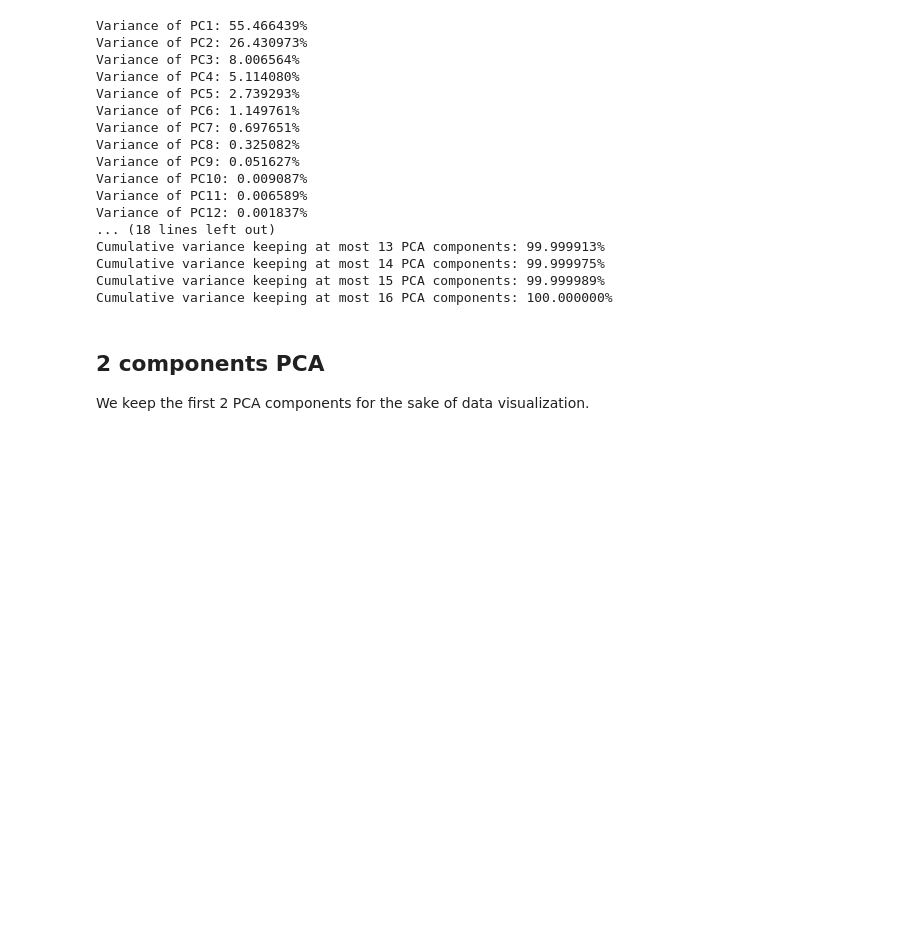
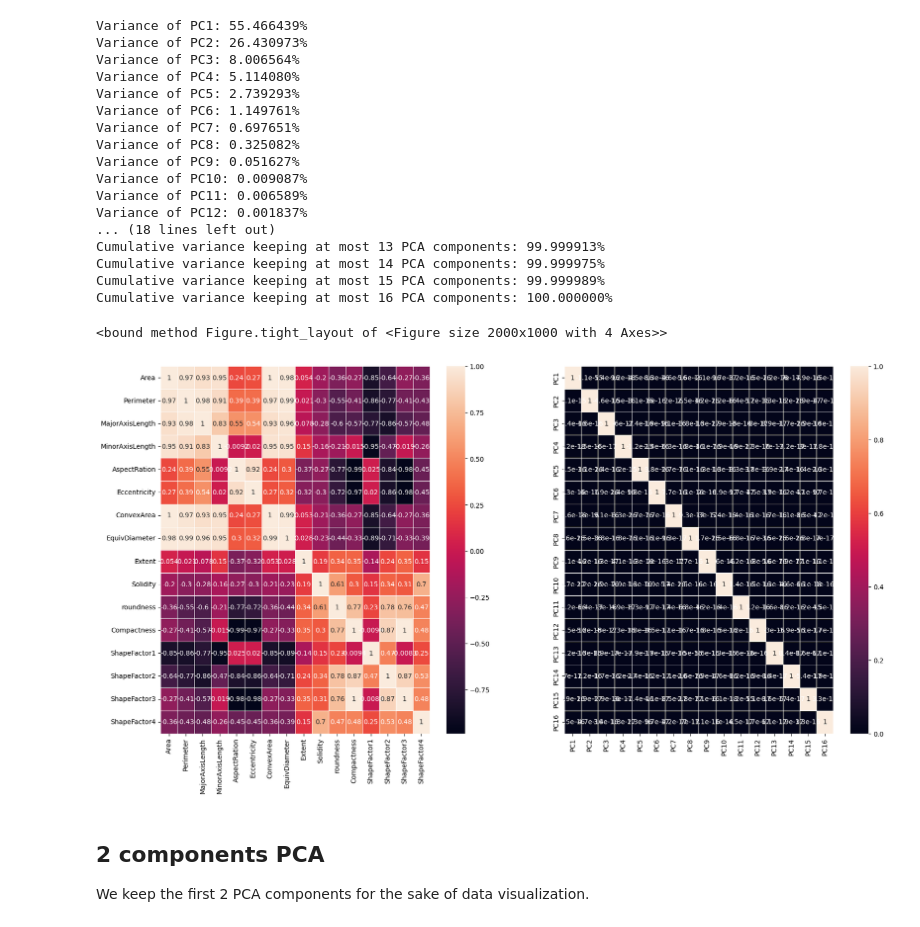
Before and after one commit to samuponz/drybeans, a Jupyter notebook: pca.ipynb, the cells around one changed output. Saved outputs shown, nothing was run; the diff lists cells and outputs as text; code cells hidden in the pictures; blank space fills up the shorter version.

```diff
--- a/pca.ipynb
+++ b/pca.ipynb
@@ -78,6 +78,14 @@ Cumulative variance keeping at most 13 PCA components: 99.999913%
 Cumulative variance keeping at most 14 PCA components: 99.999975%
 Cumulative variance keeping at most 15 PCA components: 99.999989%
 Cumulative variance keeping at most 16 PCA components: 100.000000%
+# %%
+fig, ax = plt.subplots(1,2,figsize=(20,10))
+sns.heatmap(df.corr(numeric_only=True), annot=True, linewidths=.5, ax=ax[0]);
+sns.heatmap(pca_df.corr(numeric_only=True), annot=True, linewidths=.5, ax=ax[1]);
+fig.tight_layout
+# %% [output]
+<bound method Figure.tight_layout of <Figure size 2000x1000 with 4 Axes>>
+[figure, added]
 # %% [markdown]
 ## 2 components PCA
 
```
Also changed, not shown: 2 other files.
